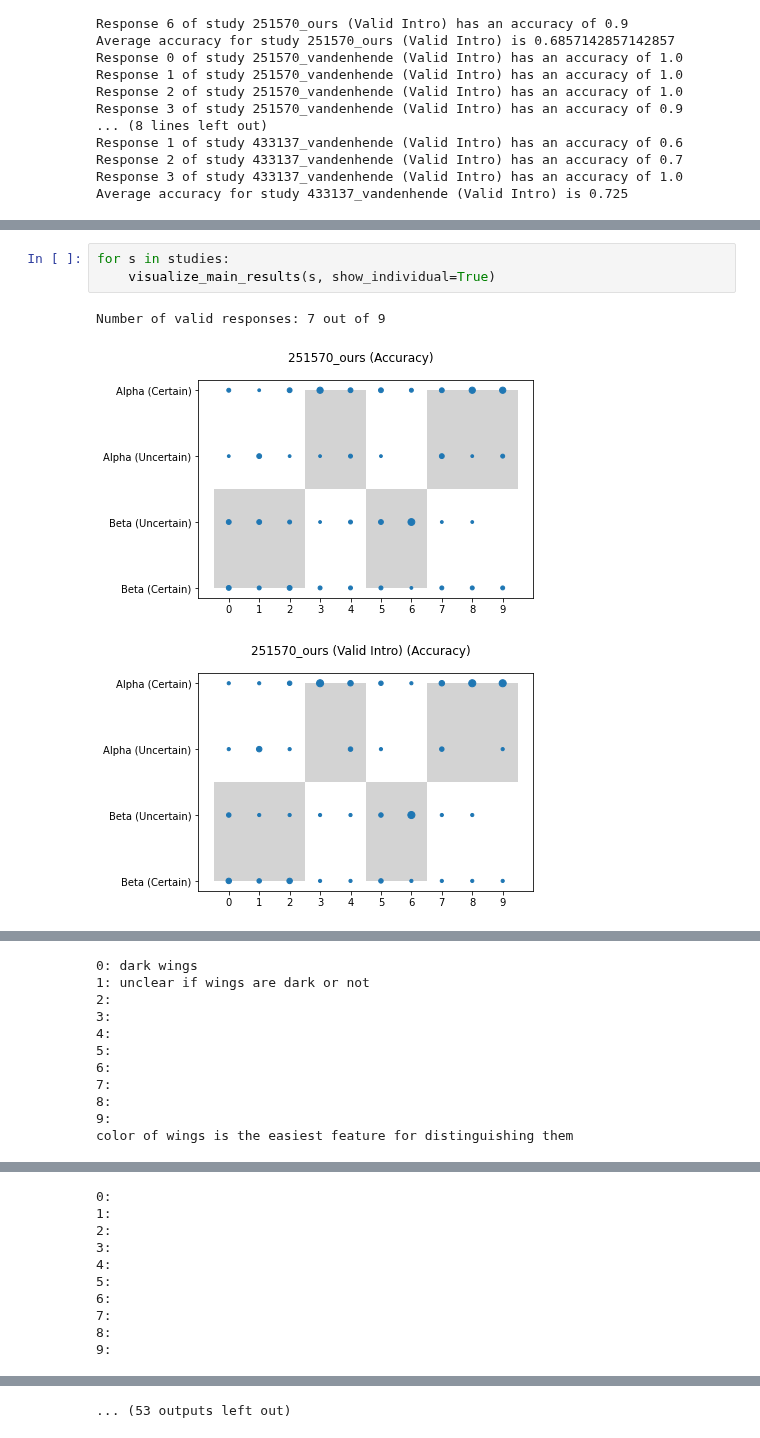
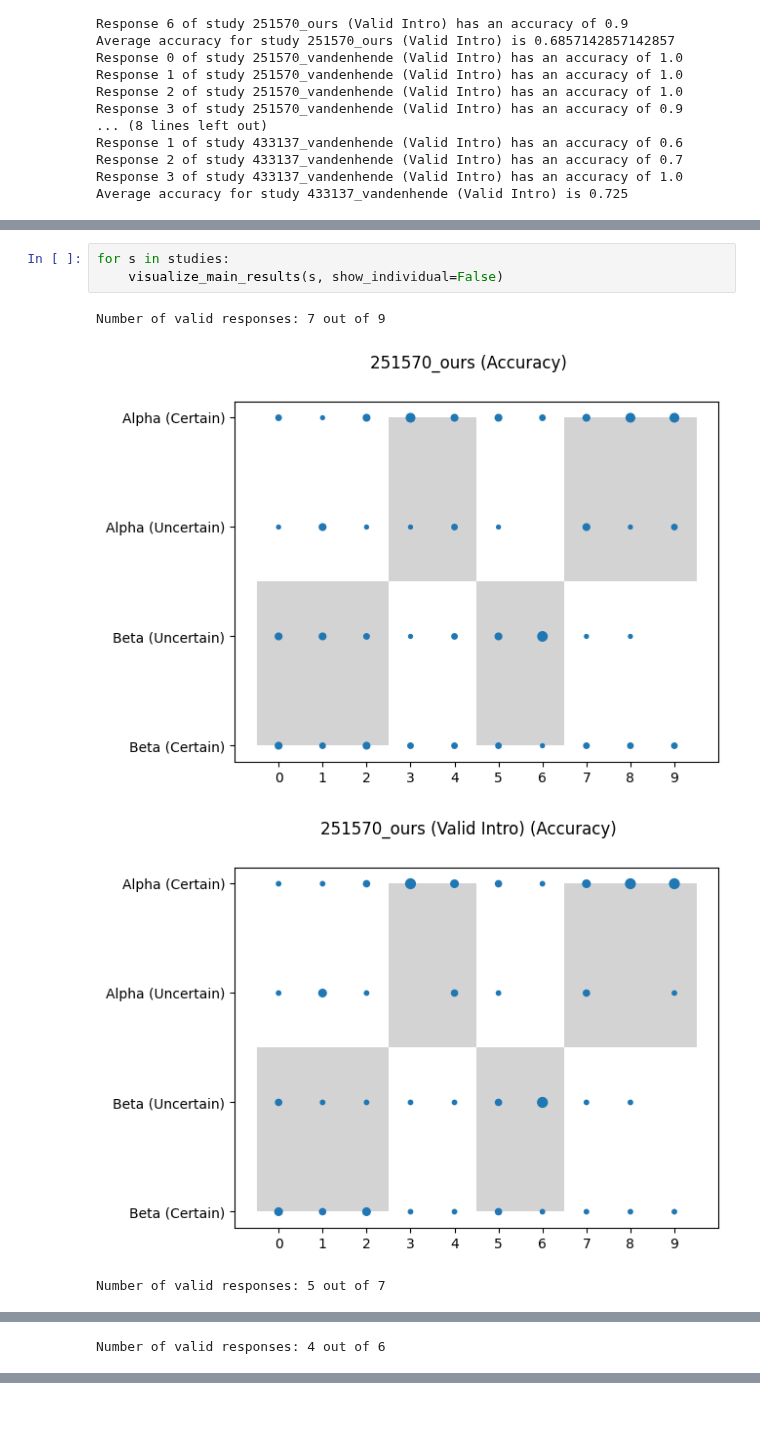
Before and after one commit to florenceboettger/visual-counterfactuals, a Jupyter notebook: study_analysis/study_evaluate.ipynb, the cells around one changed output, grey strips where cells are left out. Drawn from its saved outputs; the diff is of its cells as text; blank space fills up the shorter version.

```diff
--- a/study_analysis/study_evaluate.ipynb
+++ b/study_analysis/study_evaluate.ipynb
@@ -63,7 +73,8 @@ for s in studies:
 # %%
 for s in studies:
-    visualize_main_results(s, show_individual=True)
+    visualize_main_results(s, show_individual=False)
 # %% [output]
 Number of valid responses: 7 out of 9
-[figure, old version]
+[figure, new version]
-[figure, old version]
+[figure, new version]
+Number of valid responses: 5 out of 7
@@ -71,11 +81,0 @@ Number of valid responses: 7 out of 9
-0: dark wings
-1: unclear if wings are dark or not
-2:
-3:
-4:
-5:
-6:
-7:
-8:
-9:
-color of wings is the easiest feature for distinguishing them
@@ -83,10 +83 @@ color of wings is the easiest feature for distinguishing them
-0:
-1:
-2:
-3:
-4:
-5:
-6:
-7:
-8:
-9:
+Number of valid responses: 4 out of 6
@@ -118 +87,0 @@ The birds in class Alpha are all white, while the ones in class Beta have some b
-... (53 outputs left out)
```
Also changed, not shown: parts of 5 cells of this notebook, 44 other files.
